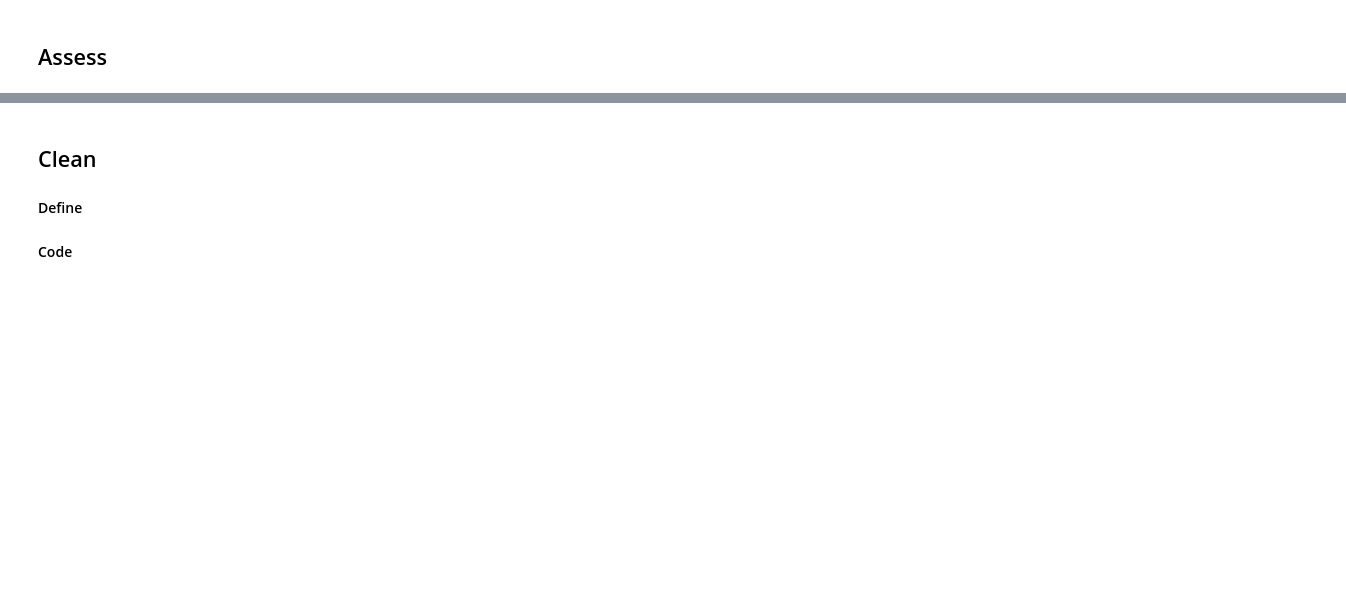
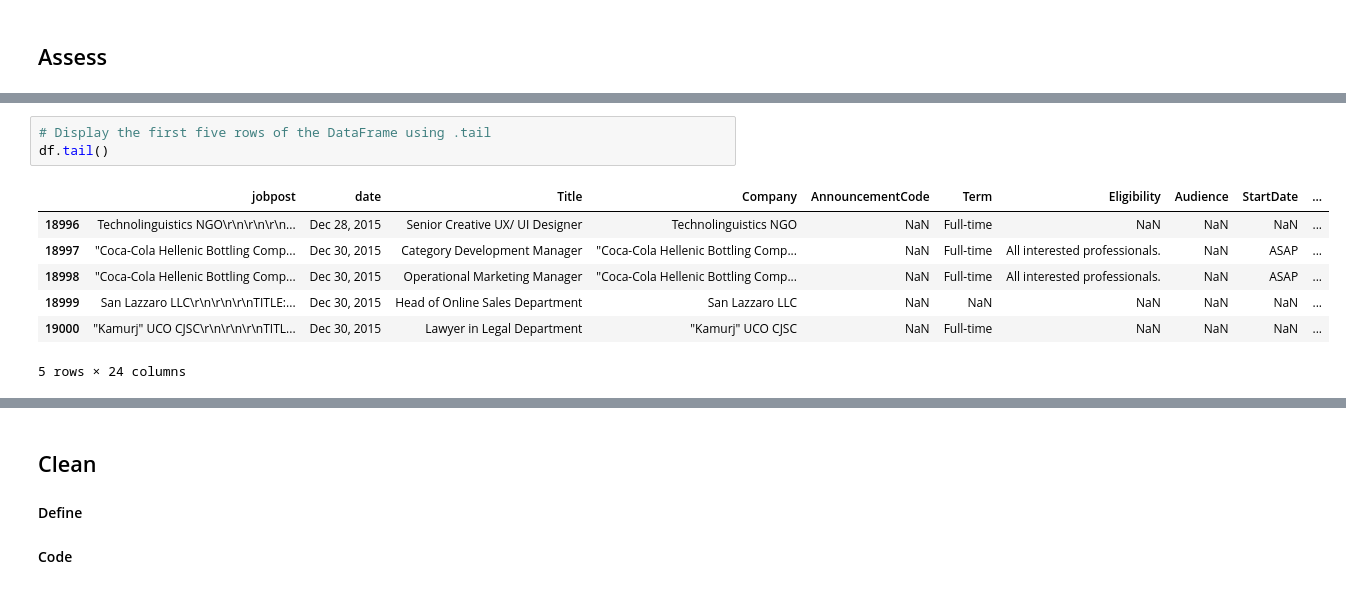
Before and after one commit to michellemao0224/Data-Wrangling, a Jupyter notebook: data-wrangling-template.ipynb, the cells around one changed output, grey strips where cells are left out. Cells and saved outputs as stored; diff of their text form; blank space fills up the shorter version.

```diff
--- a/data-wrangling-template.ipynb
+++ b/data-wrangling-template.ipynb
@@ -26,0 +96,11 @@ df.head()
+# %%
+# Display the first five rows of the DataFrame using .tail
+df.tail()
+# %% [output]
+|  | jobpost | date | Title | Company | AnnouncementCode | Term | Eligibility | Audience | StartDate | ... |
+| 18996 | Technolinguistics NGO\r\n\r\n\r\n... | Dec 28, 2015 | Senior Creative UX/ UI Designer | Technolinguistics NGO | NaN | Full-time | NaN | NaN | NaN | ... |
+| 18997 | "Coca-Cola Hellenic Bottling Comp... | Dec 30, 2015 | Category Development Manager | "Coca-Cola Hellenic Bottling Comp... | NaN | Full-time | All interested professionals. | NaN | ASAP | ... |
+| 18998 | "Coca-Cola Hellenic Bottling Comp... | Dec 30, 2015 | Operational Marketing Manager | "Coca-Cola Hellenic Bottling Comp... | NaN | Full-time | All interested professionals. | NaN | ASAP | ... |
+| 18999 | San Lazzaro LLC\r\n\r\n\r\nTITLE:... | Dec 30, 2015 | Head of Online Sales Department | San Lazzaro LLC | NaN | NaN | NaN | NaN | NaN | ... |
+| 19000 | "Kamurj" UCO CJSC\r\n\r\n\r\nTITL... | Dec 30, 2015 | Lawyer in Legal Department | "Kamurj" UCO CJSC | NaN | Full-time | NaN | NaN | NaN | ... |
+5 rows × 24 columns
```
Also changed, not shown: parts of 9 cells of this notebook.
